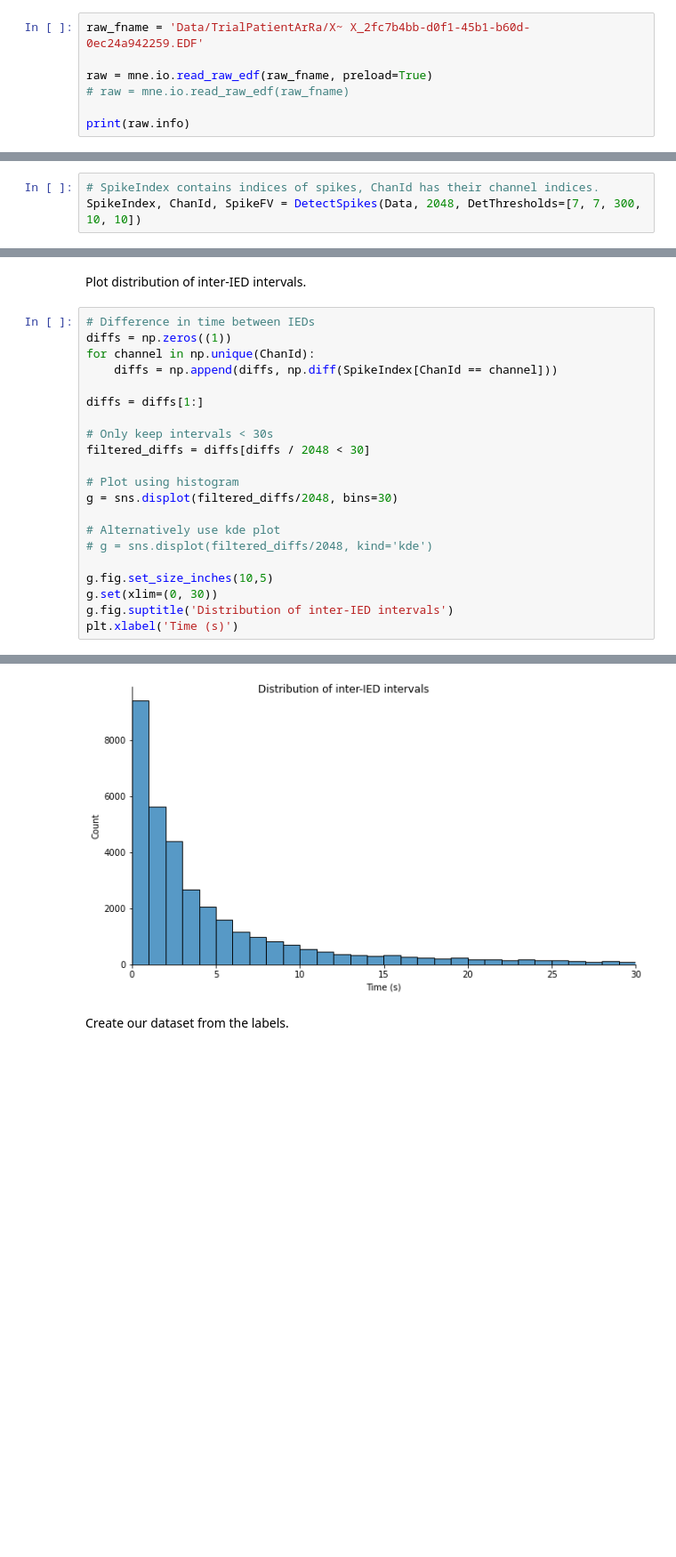
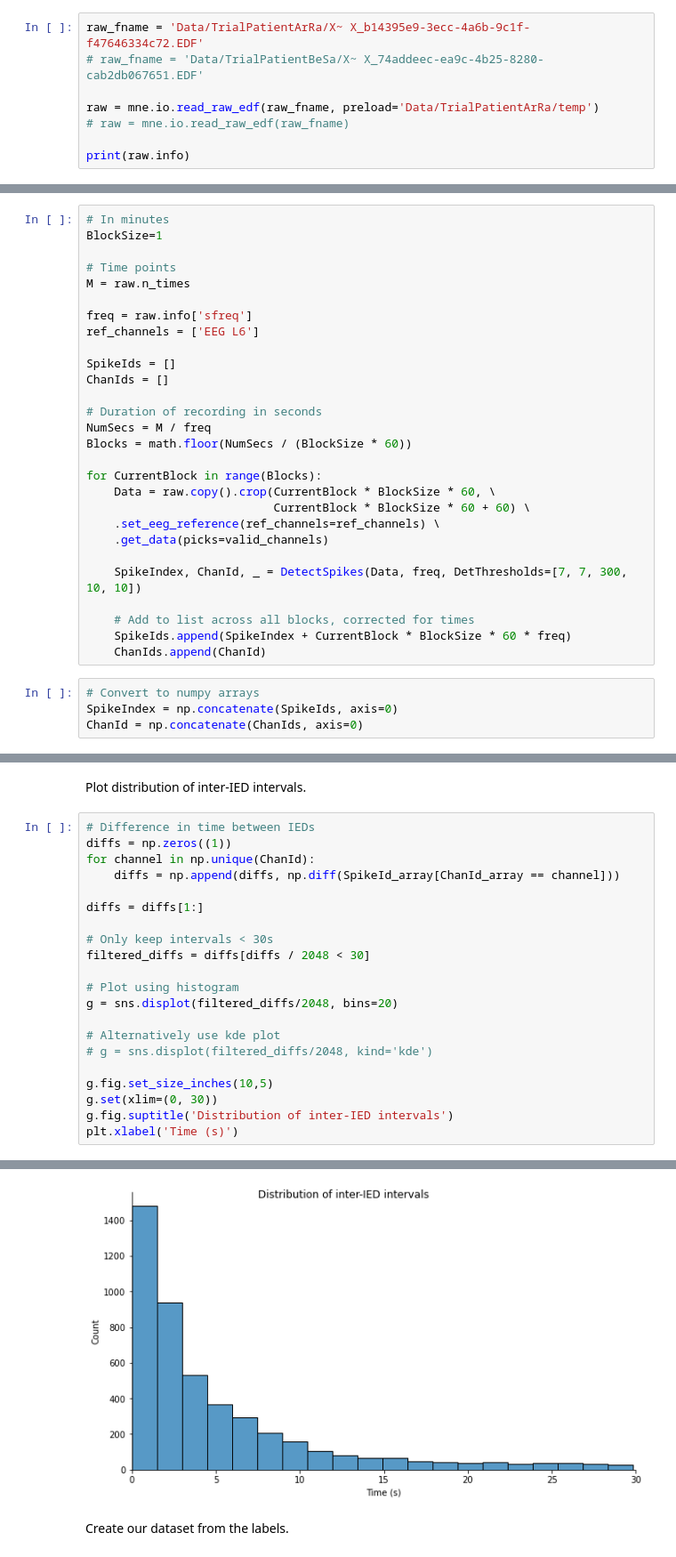
Before and after one commit to norrisjamie23/forecasting-epileptic-discharges, a Jupyter notebook: IED_detection.ipynb, the cells around one changed output, grey strips where cells are left out. Shown at 89% size. Drawn from its saved outputs; the diff is of its cells as text; blank space fills up the shorter version.

Commit message:
Two separate detection files temporarily: one for processing a single (smaller) file, one for processing a larger file in chunks.

```diff
--- a/IED_detection.ipynb
+++ b/IED_detection.ipynb
@@ -21,9 +21,10 @@ mne.set_log_level('WARNING')
 # %% [markdown]
 Open the file containing the recordings.
 # %%
-raw_fname = 'Data/TrialPatientArRa/X~ X_2fc7b4bb-d0f1-45b1-b60d-0ec24a942259.EDF'
+raw_fname = 'Data/TrialPatientArRa/X~ X_b14395e9-3ecc-4a6b-9c1f-f47646334c72.EDF'
+# raw_fname = 'Data/TrialPatientBeSa/X~ X_74addeec-ea9c-4b25-8280-cab2db067651.EDF'
 
-raw = mne.io.read_raw_edf(raw_fname, preload=True)
+raw = mne.io.read_raw_edf(raw_fname, preload='Data/TrialPatientArRa/temp')
 # raw = mne.io.read_raw_edf(raw_fname)
 
 print(raw.info)
@@ -68,2 +61,34 @@ Some example code showing how to crop the data, plot Power Spectral Density (PSD
+# %%
+# In minutes
+BlockSize=1
+
+# Time points
+M = raw.n_times
+
+freq = raw.info['sfreq']
+ref_channels = ['EEG L6']
+
+SpikeIds = []
+ChanIds = []
+
+# Duration of recording in seconds
+NumSecs = M / freq
+Blocks = math.floor(NumSecs / (BlockSize * 60))
+
+for CurrentBlock in range(Blocks):
+    Data = raw.copy().crop(CurrentBlock * BlockSize * 60, \
+                           CurrentBlock * BlockSize * 60 + 60) \
+    .set_eeg_reference(ref_channels=ref_channels) \
+    .get_data(picks=valid_channels)
+
+    SpikeIndex, ChanId, _ = DetectSpikes(Data, freq, DetThresholds=[7, 7, 300, 10, 10])
+
+    # Add to list across all blocks, corrected for times
+    SpikeIds.append(SpikeIndex + CurrentBlock * BlockSize * 60 * freq)
+    ChanIds.append(ChanId)
+# %%
+# Convert to numpy arrays
+SpikeIndex = np.concatenate(SpikeIds, axis=0)
+ChanId = np.concatenate(ChanIds, axis=0)
 # %% [markdown]
 Reference data and plot for a subset of the channels.
@@ -101,5 +99,2 @@ Load the IED detection file which contains a function called DetectSpikes.
 # %% [markdown]
 Detect IEDs.
-# %%
-# SpikeIndex contains indices of spikes, ChanId has their channel indices.
-SpikeIndex, ChanId, SpikeFV = DetectSpikes(Data, 2048, DetThresholds=[7, 7, 300, 10, 10])
@@ -133,27 +136,27 @@ Plot distribution of inter-IED intervals.
 # %%
 # Difference in time between IEDs
 diffs = np.zeros((1))
 for channel in np.unique(ChanId):
-    diffs = np.append(diffs, np.diff(SpikeIndex[ChanId == channel]))
+    diffs = np.append(diffs, np.diff(SpikeId_array[ChanId_array == channel]))
 
 diffs = diffs[1:]
 
 # Only keep intervals < 30s
 filtered_diffs = diffs[diffs / 2048 < 30]
 
 # Plot using histogram
-g = sns.displot(filtered_diffs/2048, bins=30)
+g = sns.displot(filtered_diffs/2048, bins=20)
 
 # Alternatively use kde plot
 # g = sns.displot(filtered_diffs/2048, kind='kde')
 
 g.fig.set_size_inches(10,5)
 g.set(xlim=(0, 30))
 g.fig.suptitle('Distribution of inter-IED intervals')
 plt.xlabel('Time (s)')
 # %% [output]
 Text(0.5, 6.79999999999999, 'Time (s)')
-[figure, old version]
+[figure, new version]
 # %% [markdown]
 Create our dataset from the labels.
 # %%
```
Also changed, not shown: parts of 16 cells of this notebook, 1 other file.
